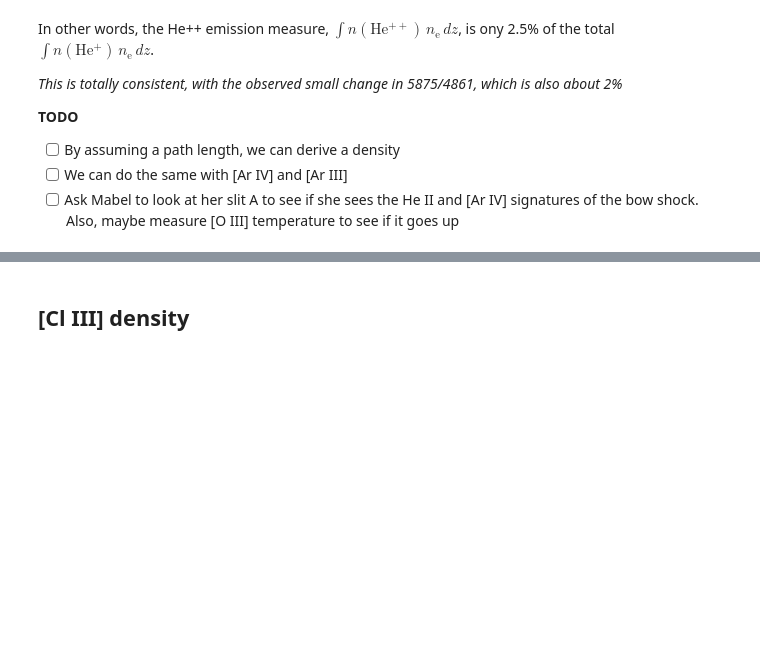
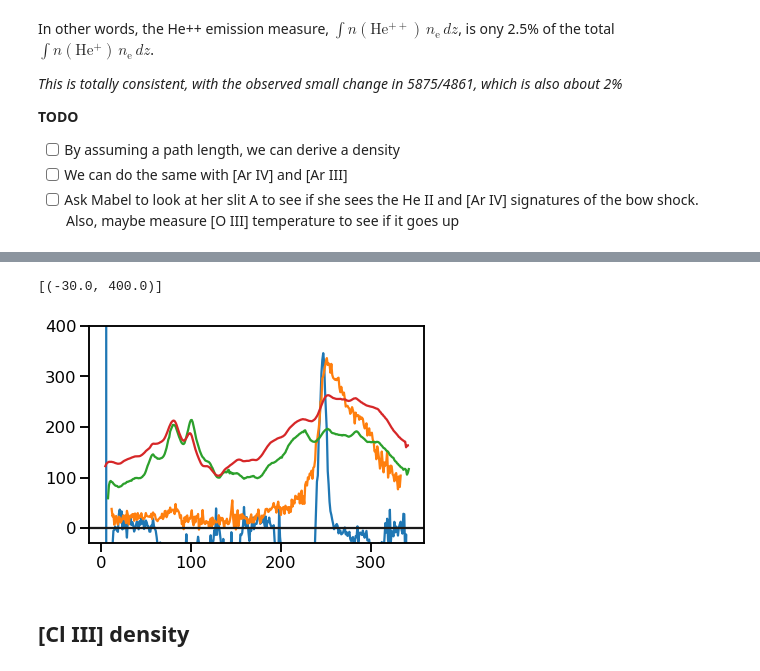
Before and after one commit to will-henney/muse-hii-regions, a Jupyter notebook: notebooks/01-02-yet-more-line-ratios.ipynb, the cells around one changed output, grey strips where cells are left out. Saved outputs shown, nothing was run; the diff lists cells and outputs as text; code cells hidden in the pictures; blank space fills up the shorter version.

```diff
--- a/notebooks/01-02-yet-more-line-ratios.ipynb
+++ b/notebooks/01-02-yet-more-line-ratios.ipynb
@@ -286,3 +357,25 @@ In other words, the He++ emission measure, $\int n(\mathrm{He^{++}})\, n_\mathrm
+# %%
+xxslice = slice(None, None)
+heii_profile = im4686[yslice, xxslice][20:60, :].data.mean(axis=0)
+hei_profile = im5875[yslice, xxslice][20:60, :].data.mean(axis=0)
+hb_profile = imhb[yslice, xxslice][20:60, :].data.mean(axis=0)
+ariv_profile = imariv[yslice, xxslice][20:60, :].data.mean(axis=0)
+ariii_profile = imariii[yslice, xxslice][20:60, :].data.mean(axis=0)
+oiii_profile = imoiii[yslice, xxslice][20:60, :].data.mean(axis=0)
+# %%
+fig, ax = plt.subplots()
+ax.plot(heii_profile)
+ax.plot(0.6 * ariv_profile)
+ax.plot(0.1* ariii_profile)
+ax.plot(0.002 * oiii_profile)
+ax.axhline(0, color="k")
+#x.plot(hb_profile / 60)
+ax.set(
+    ylim=[-30, 400],
+)
+# %% [output]
+[(-30.0, 400.0)]
+[figure, added]
 # %% [markdown]
 ## [Cl III] density
 # %%
```
Also changed, not shown: parts of 16 cells of this notebook, 10 other files.
